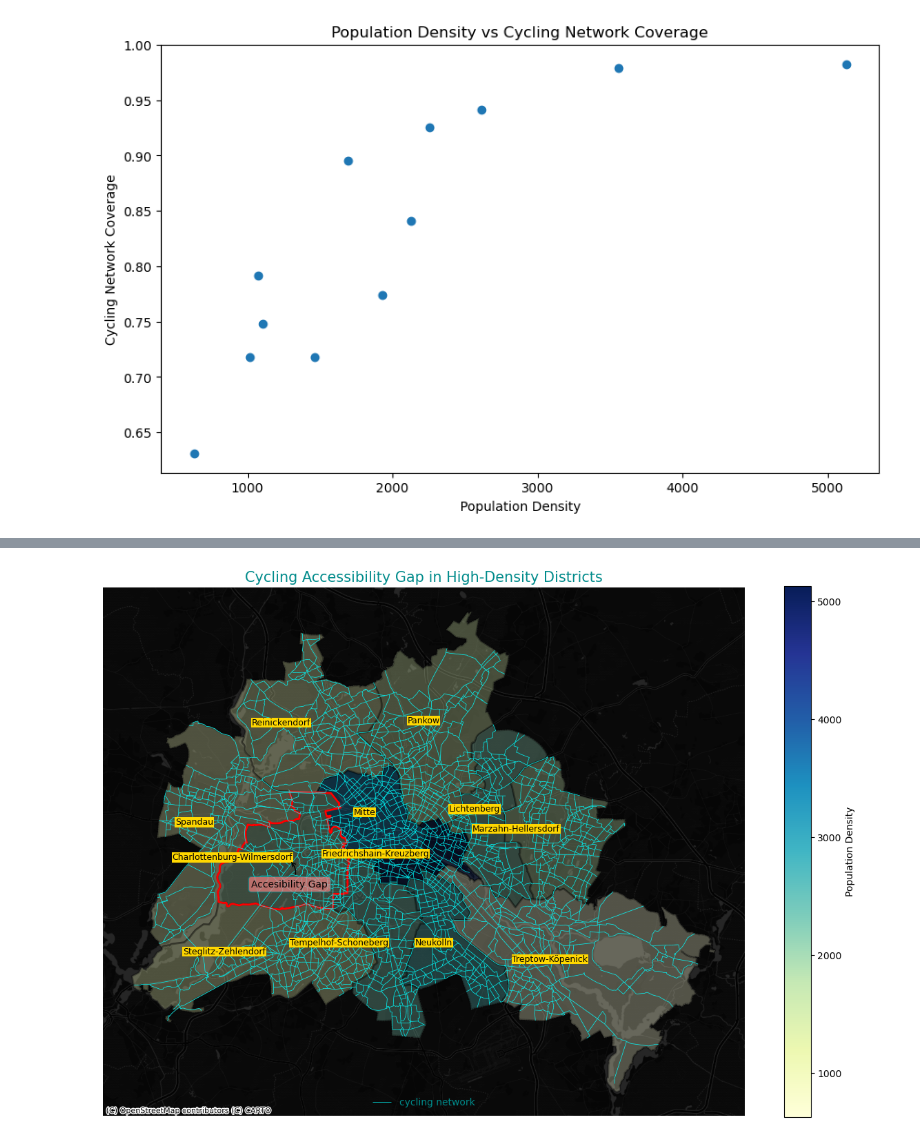
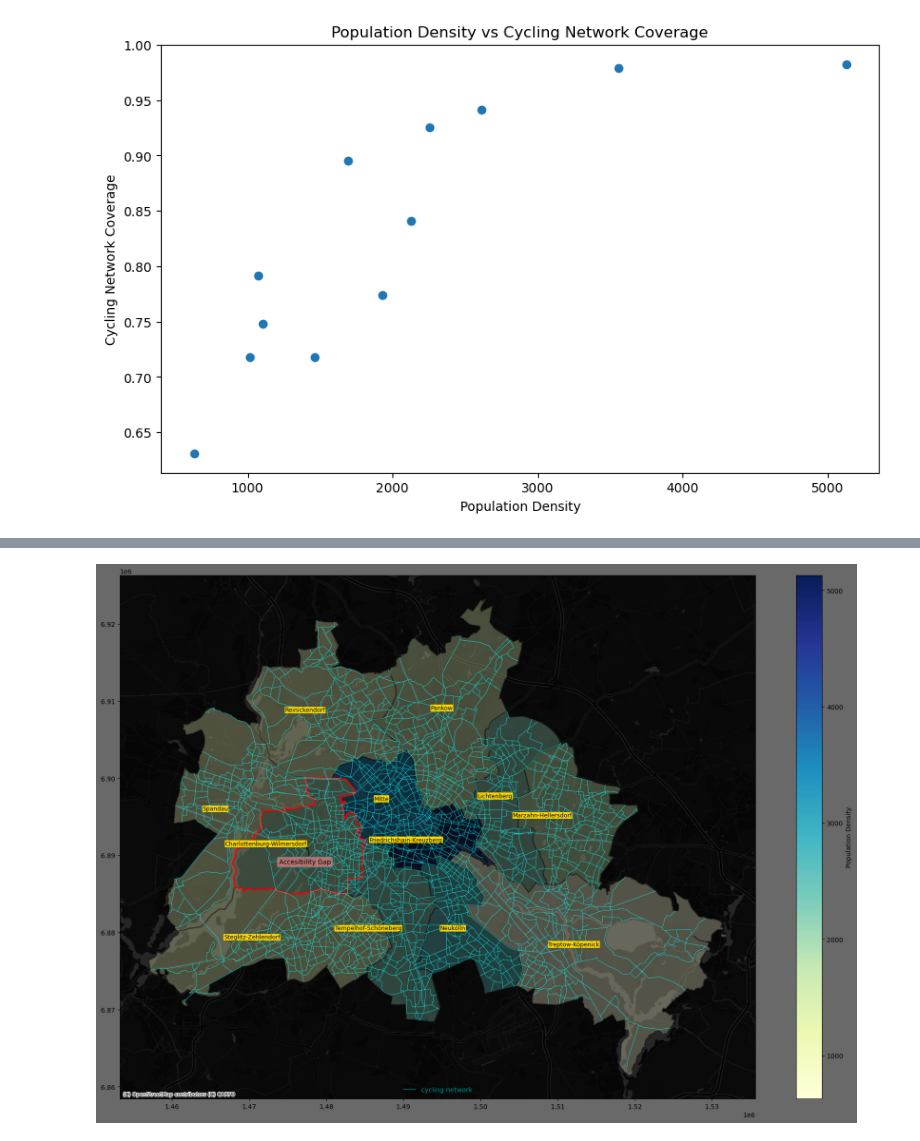
Before and after one commit to rafimt/Maps, a Jupyter notebook: notebook/cycling map.ipynb, the cells around one changed output, grey strips where cells are left out. Drawn from its saved outputs; the diff is of its cells as text; code cells hidden in the pictures.

```diff
--- a/notebook/cycling map.ipynb
+++ b/notebook/cycling map.ipynb
@@ -84,9 +91,10 @@ district.head()
 # %%
 # 4. Create the map
-fig, ax = plt.subplots(figsize=(15, 10))
+fig, ax = plt.subplots(figsize=(18,12))
 
 # Plot population density
 district.plot(column='pop_density', ax=ax, legend=True, edgecolor='black', linewidth=2, legend_kwds={'label': 'Population Density'}, cmap='YlGnBu', alpha=0.3)
+
 
 # Add district name labels
 
@@ -101,40 +109,40 @@ for idx, row in district.iterrows():
 
      # Highlight districts with accessibility gap
     if row['accessibility_gap']:
         # Add a red circle annotation
         circle = Circle((centroid.x, centroid.y), 0.02, fill=False,
                         edgecolor='red', linewidth=2, alpha=0.7)
         ax.add_patch(circle)
         ax.annotate("Accesibility Gap", xy=(centroid.x, centroid.y), xytext=(0, -20),
                     textcoords="offset points", ha='center', va='top',
                     bbox=dict(boxstyle="round,pad=0.3", fc="lightcoral", ec="darkcyan", alpha=0.7),
                     arrowprops=dict(arrowstyle="->", connectionstyle="arc3,rad=0.5"))
 # Plot cycling network
 cycle.plot(ax=ax, color='aqua', linewidth=0.5,  label ='cycling network')
 
 legend = plt.legend(loc='lower center', facecolor = 'none', edgecolor ='none')
 
 for text in legend.get_texts():
     text.set_color("darkcyan")  # Set font color to red
 
-# fig.patch.set_facecolor('black')
+fig.patch.set_facecolor('dimgray')
 
 # Set the axes background color to black
-ax.set_facecolor('black')
+ax.set_facecolor('dimgray')
 # Highlight districts with accessibility gap
 district[district['accessibility_gap']].plot(ax=ax, color='none',
                                             edgecolor='red', linewidth=2)
 
-ax.axis('off')
-plt.title('Cycling Accessibility Gap in High-Density Districts',  fontsize=15, color='darkcyan')
+# ax.axis('off')
+# plt.title('Cycling Accessibility Gap of Berlin in High-Density Districts',  fontsize=15, color='darkcyan')
 cx.add_basemap(ax, source=cx.providers.CartoDB.DarkMatterNoLabels)
 
 # saving the map
-# NOTEBOOK_PATH = pathlib.Path().resolve()
-# Map = NOTEBOOK_PATH / "../Map"
+NOTEBOOK_PATH = pathlib.Path().resolve()
+Map = NOTEBOOK_PATH / "../Map"
 
-# figure_path = os.path.join(Map, "Berlin_cycling_network_&_pop.png")
-# plt.tight_layout()
-# plt.savefig(figure_path, dpi=300) #define the size
+figure_path = os.path.join(Map, "Berlin_cycling_network_&_pop.png")
+plt.tight_layout()
+plt.savefig(figure_path, dpi=300) #define the size
 # %% [output]
-[figure, old version]
+[figure, new version]
```
Also changed, not shown: parts of 1 cell of this notebook, 1 other file.
